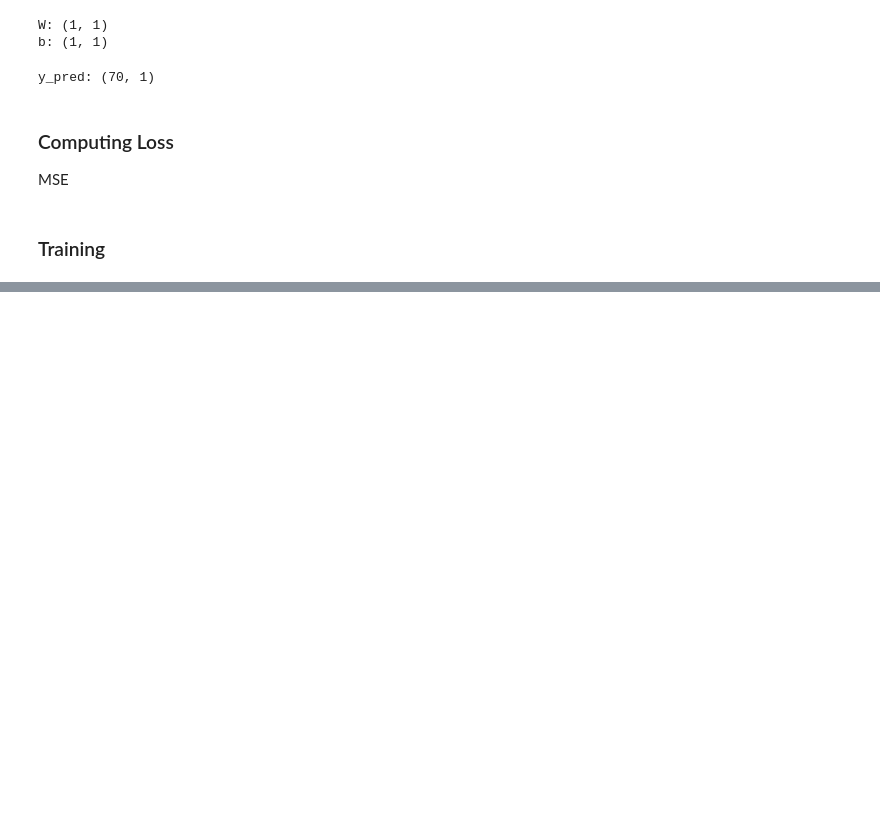
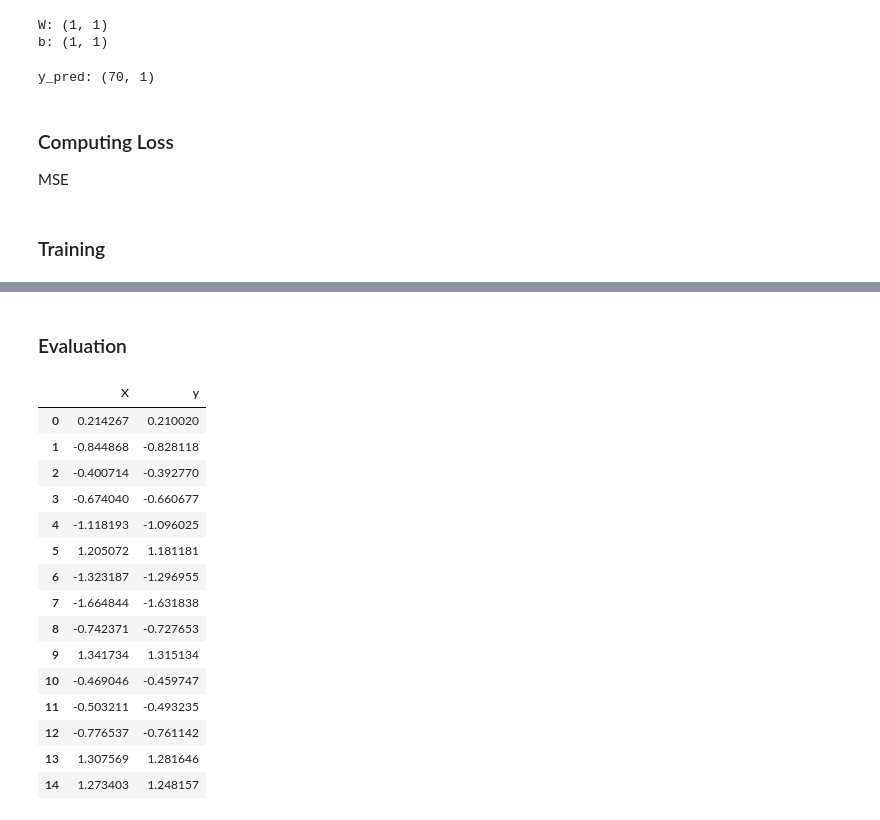
Before and after one commit to Ibraheem101/mlops, a Jupyter notebook: linear_regression.ipynb, the cells around one changed output, grey strips where cells are left out. Saved outputs shown, nothing was run; the diff lists cells and outputs as text; code cells hidden in the pictures; blank space fills up the shorter version.

```diff
--- a/linear_regression.ipynb
+++ b/linear_regression.ipynb
@@ -257,0 +296,23 @@ array([[[ 0.26087666],
+# %% [markdown]
+### Evaluation
+# %%
+predictions = pd.DataFrame(X_test_scaled, columns = ['X'])
+predictions['y'] = pred
+predictions
+# %% [output]
+|  | X | y |
+| 0 | 0.214267 | 0.210020 |
+| 1 | -0.844868 | -0.828118 |
+| 2 | -0.400714 | -0.392770 |
+| 3 | -0.674040 | -0.660677 |
+| 4 | -1.118193 | -1.096025 |
+| 5 | 1.205072 | 1.181181 |
+| 6 | -1.323187 | -1.296955 |
+| 7 | -1.664844 | -1.631838 |
+| 8 | -0.742371 | -0.727653 |
+| 9 | 1.341734 | 1.315134 |
+| 10 | -0.469046 | -0.459747 |
+| 11 | -0.503211 | -0.493235 |
+| 12 | -0.776537 | -0.761142 |
+| 13 | 1.307569 | 1.281646 |
+| 14 | 1.273403 | 1.248157 |
```
Also changed, not shown: parts of 12 cells of this notebook.
